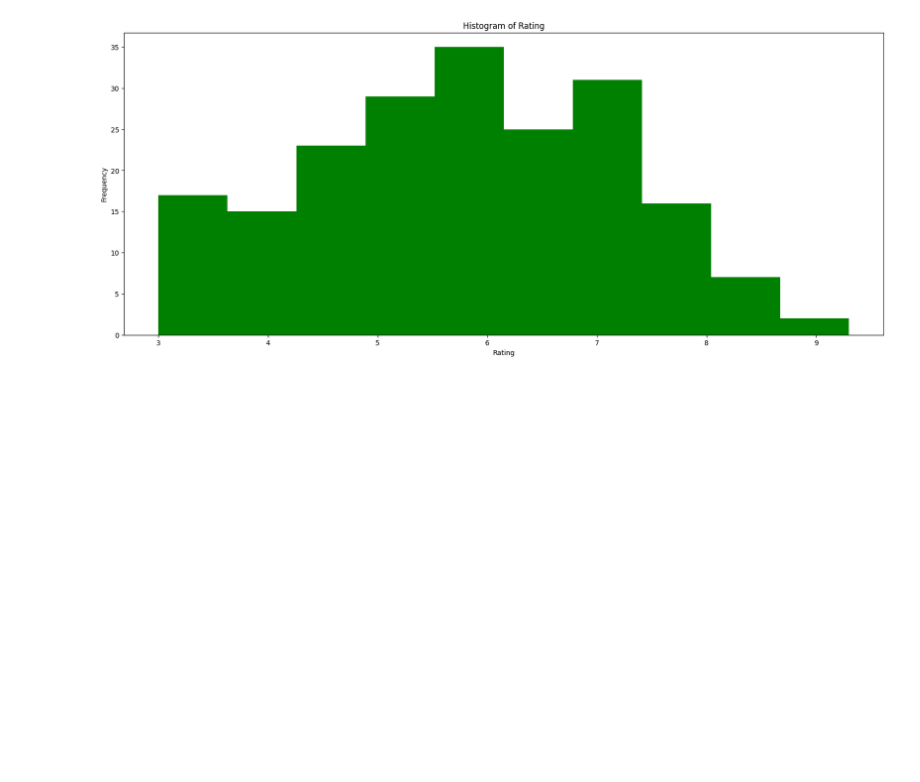
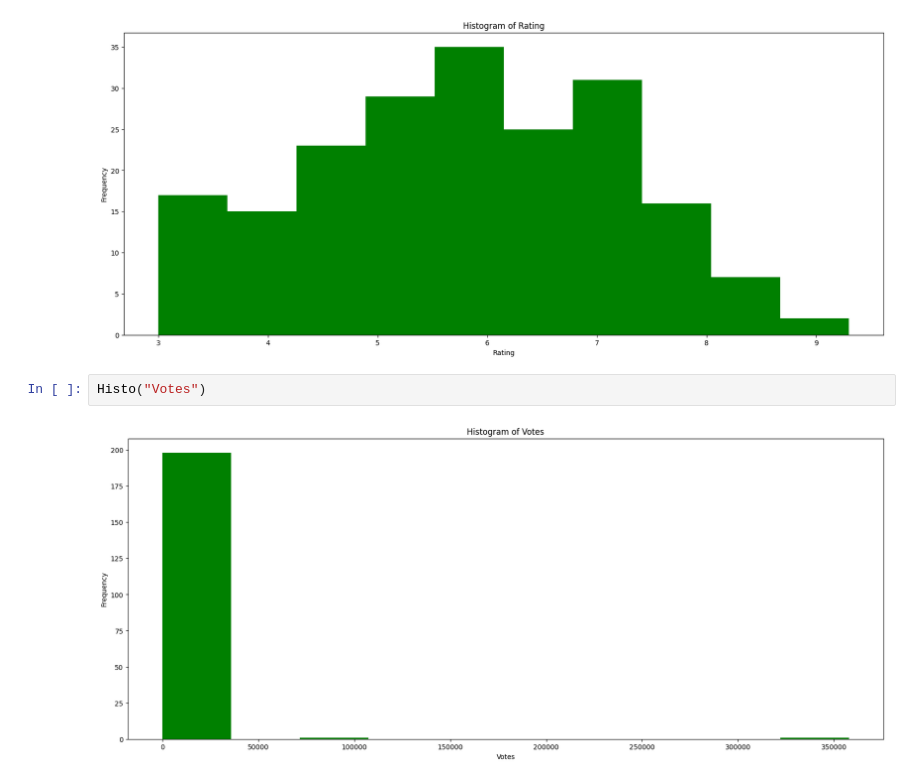
Before and after one commit to AmazeAravind-5904/DataScience-Notebook, a Jupyter notebook: ImdbRatingMoviesIndia.ipynb, the cells around one changed output. Cells and saved outputs as stored; diff of their text form; blank space fills up the shorter version.

```diff
--- a/ImdbRatingMoviesIndia.ipynb
+++ b/ImdbRatingMoviesIndia.ipynb
@@ -175,3 +209,7 @@ Histo("Year")
 Histo("Rating")
 # %% [output]
 [figure]
+# %%
+Histo("Votes")
+# %% [output]
+[figure, added]
```
Also changed, not shown: parts of 2 cells of this notebook.
